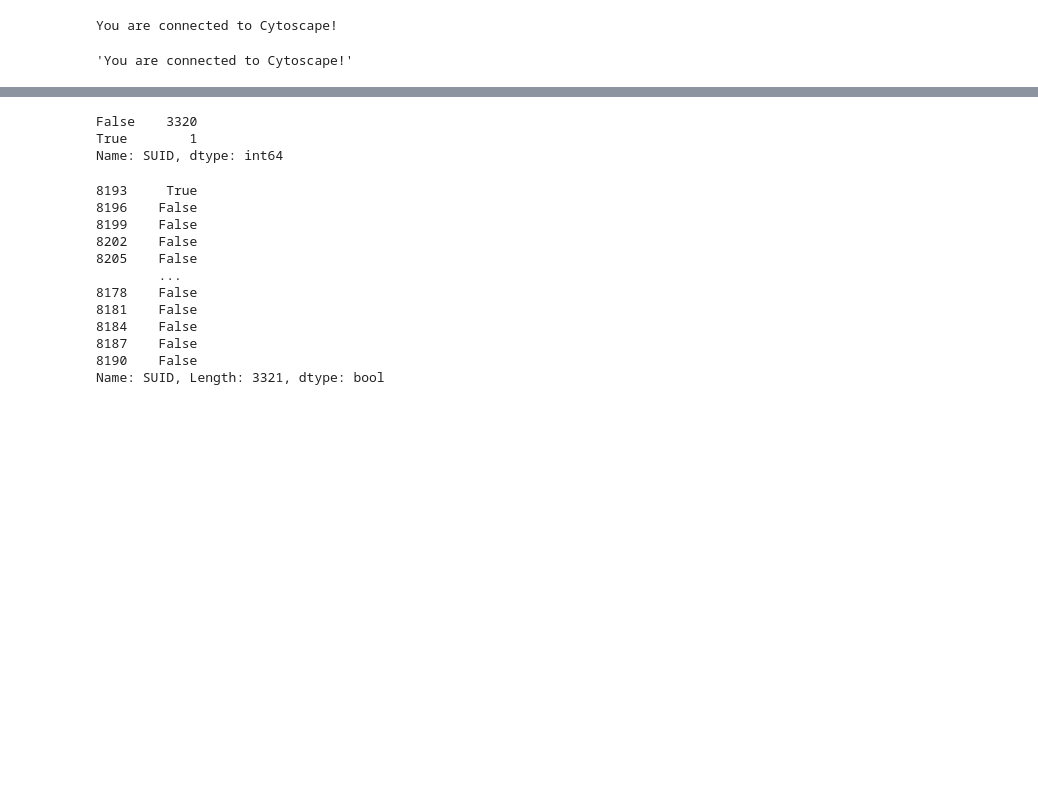
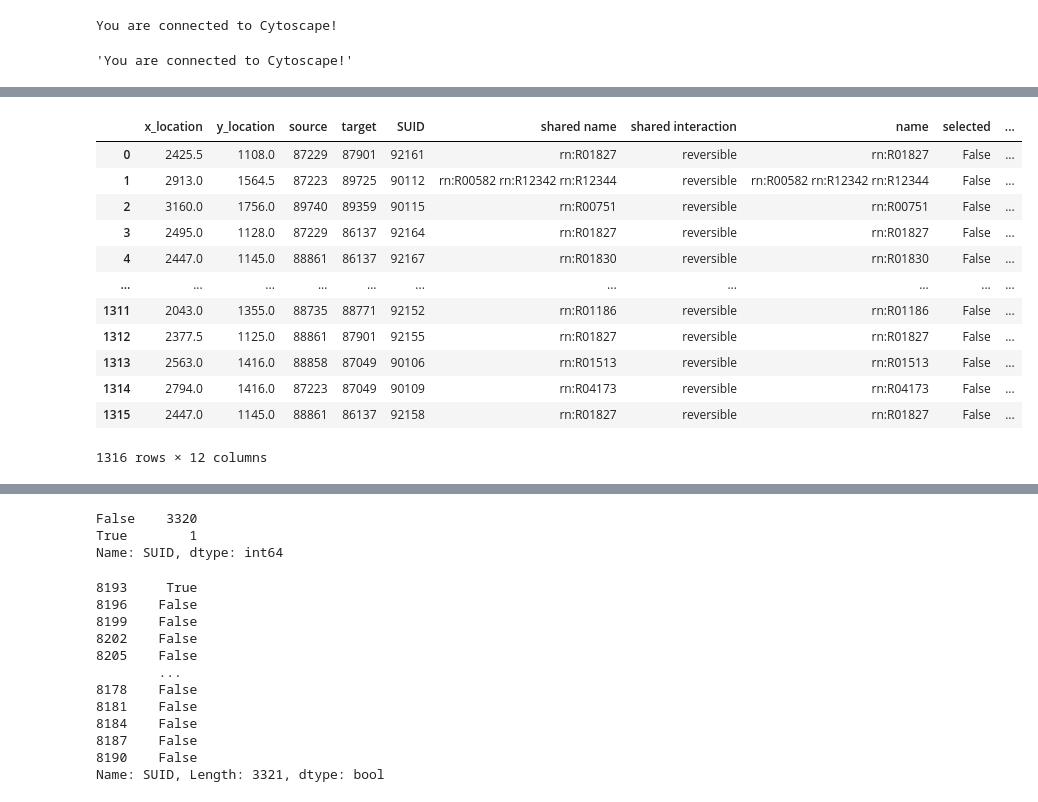
Before and after one commit to ecell/transomics2cytoscape-py, a Jupyter notebook: t2c.ipynb, the cells around one changed output, grey strips where cells are left out. Cells and saved outputs as stored; diff of their text form; code cells hidden in the pictures; blank space fills up the shorter version.

```diff
--- a/t2c.ipynb
+++ b/t2c.ipynb
@@ -33,5 +33,9 @@ def getMidLoc(elem, xyloc):
     targetxy = xyloc[xyloc['SUID'] == elem['target']]
     midx_location = (int(sourcexy['x_location'].values[0]) + int(targetxy['x_location'].values[0])) / 2
     midy_location = (int(sourcexy['y_location'].values[0]) + int(targetxy['y_location'].values[0])) / 2
-    return pd.Series({'x_location': midx_location, 'y_location': midy_location})
+    #elem['x_location'] = midx_location
+    #elem['y_location'] = midy_location
+    #return elem
+    return {'x_location': midx_location, 'y_location': midy_location}
+    #return pd.Series({'x_location': midx_location, 'y_location': midy_location})
 # %%
@@ -53,0 +58,8 @@ def createMidnodes(networkSUID):
+# %%
+networkSUID = 79748
+et = p4c.get_table_columns(table='edge', network=networkSUID)
+print("getting node positions...")
+xyloc = p4c.get_table_columns(table='node', network=networkSUID, columns=['SUID', 'x_location', 'y_location'])
+print("getting edge information...")
+einfo = p4c.get_edge_info(et['SUID'].tolist(), network=networkSUID)
+einfodf = pd.DataFrame.from_dict(einfo)
@@ -53,0 +92,2 @@ def createMidnodes(networkSUID):
+# %%
+aaa = pd.DataFrame.from_dict(midxydf)
@@ -53,0 +110,18 @@ def createMidnodes(networkSUID):
+# %%
+bbb = aaa.join(einfodf)
+# %%
+bbb
+# %% [output]
+|  | x_location | y_location | source | target | SUID | shared name | shared interaction | name | selected | ... |
+| 0 | 2425.5 | 1108.0 | 87229 | 87901 | 92161 | rn:R01827 | reversible | rn:R01827 | False | ... |
+| 1 | 2913.0 | 1564.5 | 87223 | 89725 | 90112 | rn:R00582 rn:R12342 rn:R12344 | reversible | rn:R00582 rn:R12342 rn:R12344 | False | ... |
+| 2 | 3160.0 | 1756.0 | 89740 | 89359 | 90115 | rn:R00751 | reversible | rn:R00751 | False | ... |
+| 3 | 2495.0 | 1128.0 | 87229 | 86137 | 92164 | rn:R01827 | reversible | rn:R01827 | False | ... |
+| 4 | 2447.0 | 1145.0 | 88861 | 86137 | 92167 | rn:R01830 | reversible | rn:R01830 | False | ... |
+| ... | ... | ... | ... | ... | ... | ... | ... | ... | ... | ... |
+| 1311 | 2043.0 | 1355.0 | 88735 | 88771 | 92152 | rn:R01186 | reversible | rn:R01186 | False | ... |
+| 1312 | 2377.5 | 1125.0 | 88861 | 87901 | 92155 | rn:R01827 | reversible | rn:R01827 | False | ... |
+| 1313 | 2563.0 | 1416.0 | 88858 | 87049 | 90106 | rn:R01513 | reversible | rn:R01513 | False | ... |
+| 1314 | 2794.0 | 1416.0 | 87223 | 87049 | 90109 | rn:R04173 | reversible | rn:R04173 | False | ... |
+| 1315 | 2447.0 | 1145.0 | 88861 | 86137 | 92158 | rn:R01827 | reversible | rn:R01827 | False | ... |
+1316 rows × 12 columns
```
Also changed, not shown: parts of 23 cells of this notebook.
